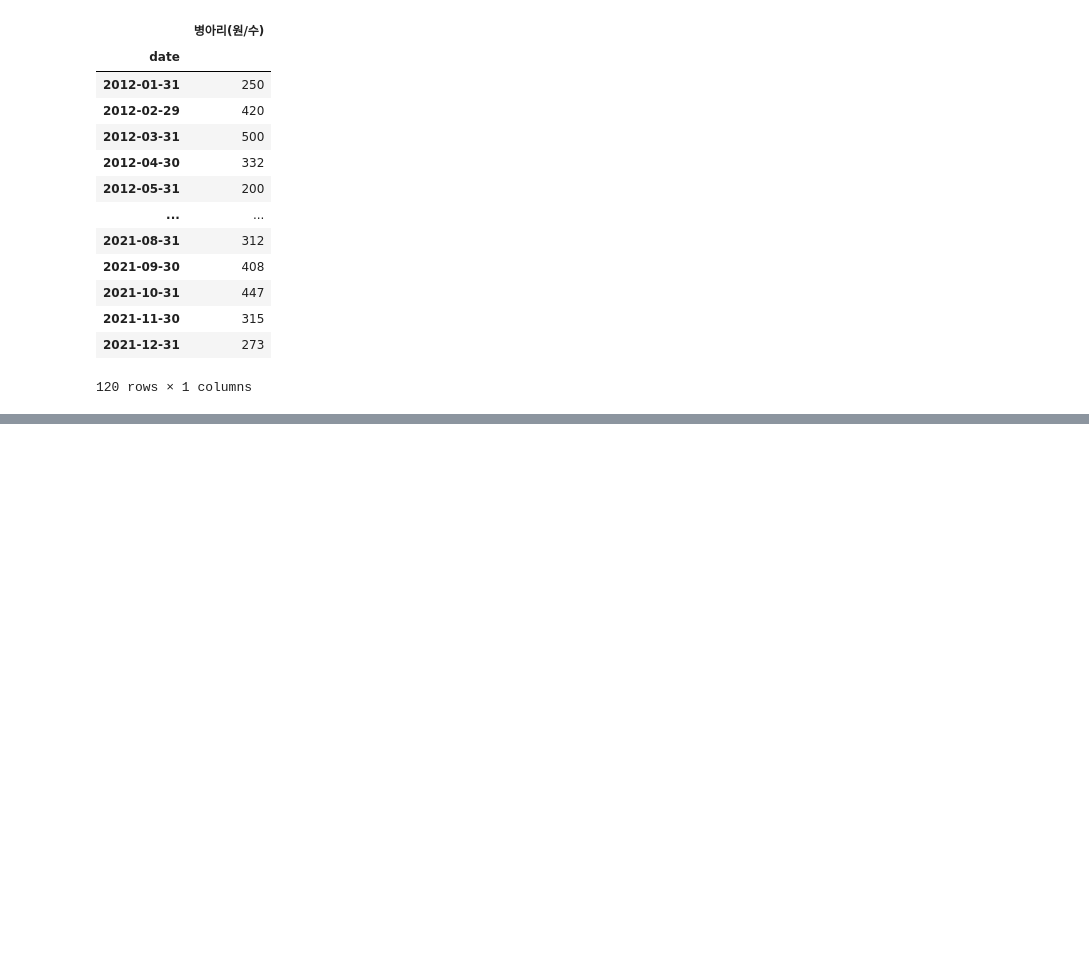
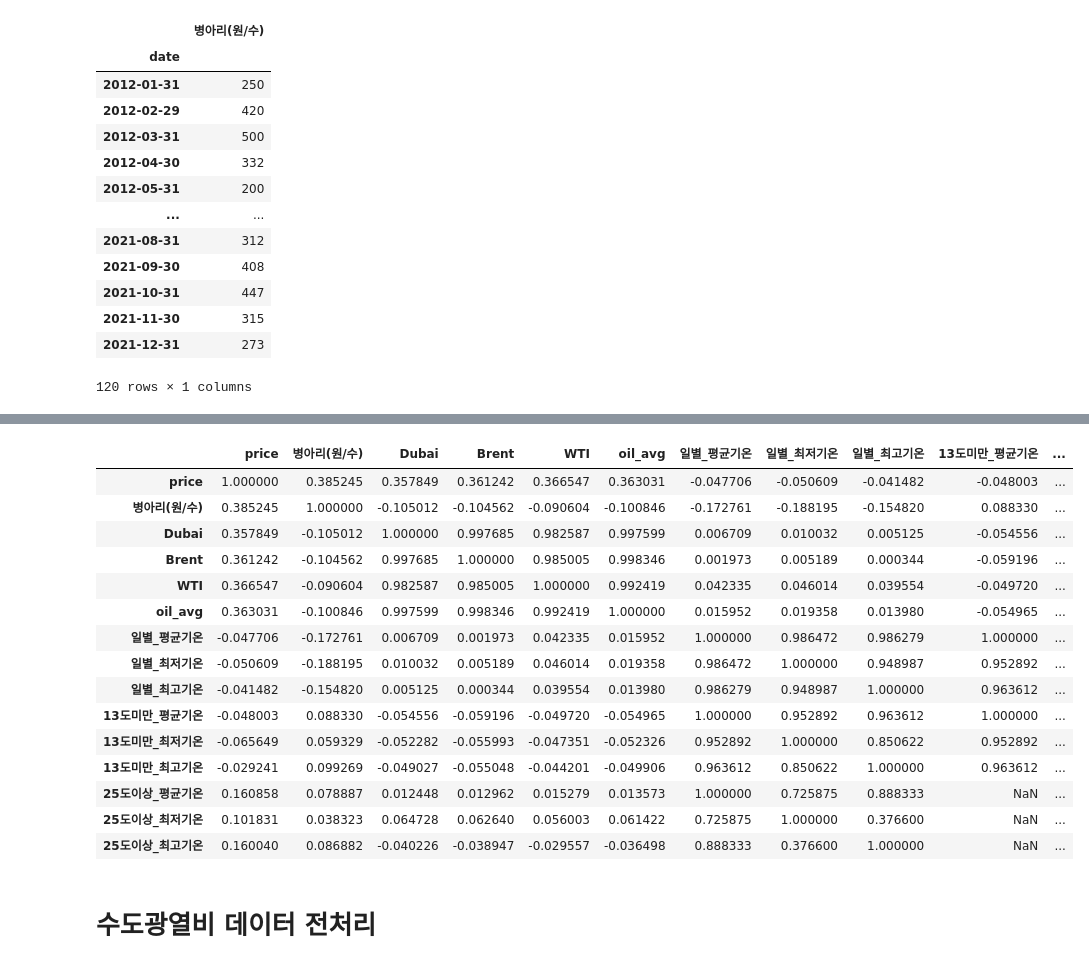
Before and after one commit to fin-special/chicken_price_prediction, a Jupyter notebook: 데이터전처리/hyebin.ipynb, the cells around one changed output, grey strips where cells are left out. Saved outputs shown, nothing was run; the diff lists cells and outputs as text; code cells hidden in the pictures; blank space fills up the shorter version.

```diff
--- a/데이터전처리/hyebin.ipynb
+++ b/데이터전처리/hyebin.ipynb
@@ -496,0 +625,13 @@ monthly_chick_price.to_csv('./pre_data/월별_병아리가격.csv')
+# %%
+# 일별 데이터 통합
+daily_under_13 = pd.read_csv('./pre_data/일별_13도_미만_기온.csv')
+daily_over_25 = pd.read_csv('./pre_data/일별_25도_이상_기온.csv')
+daily_chicken = pd.read_csv('./pre_data/일별_닭고기가격.csv')
+daily_chick = pd.read_csv('./pre_data/일별_병아리가격.csv')
+daily_oil = pd.read_csv('./pre_data/일별_원유가격.csv')
+daily_temp = pd.read_csv('./pre_data/일별_전국_평균기온.csv')
+# %%
+dfs = [daily_chicken,daily_chick,daily_oil,daily_temp,daily_under_13,daily_over_25]
+
+import functools as ft
+df_final = ft.reduce(lambda left,right : pd.merge(left,right, on='date',how='left'), dfs)
@@ -496,0 +662,2 @@ monthly_chick_price.to_csv('./pre_data/월별_병아리가격.csv')
+# %%
+df_final.drop(columns=['Unnamed: 0_x','Unnamed: 0_y'],inplace=True)
@@ -496,0 +700,4 @@ monthly_chick_price.to_csv('./pre_data/월별_병아리가격.csv')
+# %%
+df_final = df_final.rename(columns={'평균기온_x':'일별_평균기온','최저기온_x':'일별_최저기온','최고기온_x':'일별_최고기온',
+                        '평균기온_y':'13도미만_평균기온','최저기온_y':'13도미만_최저기온','최고기온_y':'13도미만_최고기온',
+                        '평균기온': '25도이상_평균기온', '최저기온':'25도이상_최저기온', '최고기온':'25도이상_최고기온'})
@@ -496,0 +726,21 @@ monthly_chick_price.to_csv('./pre_data/월별_병아리가격.csv')
+# %%
+df_final.corr()
+# %% [output]
+|  | price | 병아리(원/수) | Dubai | Brent | WTI | oil_avg | 일별_평균기온 | 일별_최저기온 | 일별_최고기온 | 13도미만_평균기온 | ... |
+| price | 1.000000 | 0.385245 | 0.357849 | 0.361242 | 0.366547 | 0.363031 | -0.047706 | -0.050609 | -0.041482 | -0.048003 | ... |
+| 병아리(원/수) | 0.385245 | 1.000000 | -0.105012 | -0.104562 | -0.090604 | -0.100846 | -0.172761 | -0.188195 | -0.154820 | 0.088330 | ... |
+| Dubai | 0.357849 | -0.105012 | 1.000000 | 0.997685 | 0.982587 | 0.997599 | 0.006709 | 0.010032 | 0.005125 | -0.054556 | ... |
+| Brent | 0.361242 | -0.104562 | 0.997685 | 1.000000 | 0.985005 | 0.998346 | 0.001973 | 0.005189 | 0.000344 | -0.059196 | ... |
+| WTI | 0.366547 | -0.090604 | 0.982587 | 0.985005 | 1.000000 | 0.992419 | 0.042335 | 0.046014 | 0.039554 | -0.049720 | ... |
+| oil_avg | 0.363031 | -0.100846 | 0.997599 | 0.998346 | 0.992419 | 1.000000 | 0.015952 | 0.019358 | 0.013980 | -0.054965 | ... |
+| 일별_평균기온 | -0.047706 | -0.172761 | 0.006709 | 0.001973 | 0.042335 | 0.015952 | 1.000000 | 0.986472 | 0.986279 | 1.000000 | ... |
+| 일별_최저기온 | -0.050609 | -0.188195 | 0.010032 | 0.005189 | 0.046014 | 0.019358 | 0.986472 | 1.000000 | 0.948987 | 0.952892 | ... |
+| 일별_최고기온 | -0.041482 | -0.154820 | 0.005125 | 0.000344 | 0.039554 | 0.013980 | 0.986279 | 0.948987 | 1.000000 | 0.963612 | ... |
+| 13도미만_평균기온 | -0.048003 | 0.088330 | -0.054556 | -0.059196 | -0.049720 | -0.054965 | 1.000000 | 0.952892 | 0.963612 | 1.000000 | ... |
+| 13도미만_최저기온 | -0.065649 | 0.059329 | -0.052282 | -0.055993 | -0.047351 | -0.052326 | 0.952892 | 1.000000 | 0.850622 | 0.952892 | ... |
+| 13도미만_최고기온 | -0.029241 | 0.099269 | -0.049027 | -0.055048 | -0.044201 | -0.049906 | 0.963612 | 0.850622 | 1.000000 | 0.963612 | ... |
+| 25도이상_평균기온 | 0.160858 | 0.078887 | 0.012448 | 0.012962 | 0.015279 | 0.013573 | 1.000000 | 0.725875 | 0.888333 | NaN | ... |
+| 25도이상_최저기온 | 0.101831 | 0.038323 | 0.064728 | 0.062640 | 0.056003 | 0.061422 | 0.725875 | 1.000000 | 0.376600 | NaN | ... |
+| 25도이상_최고기온 | 0.160040 | 0.086882 | -0.040226 | -0.038947 | -0.029557 | -0.036498 | 0.888333 | 0.376600 | 1.000000 | NaN | ... |
+# %% [markdown]
+# 수도광열비 데이터 전처리
```
Also changed, not shown: parts of 26 cells of this notebook, 2 other files.
